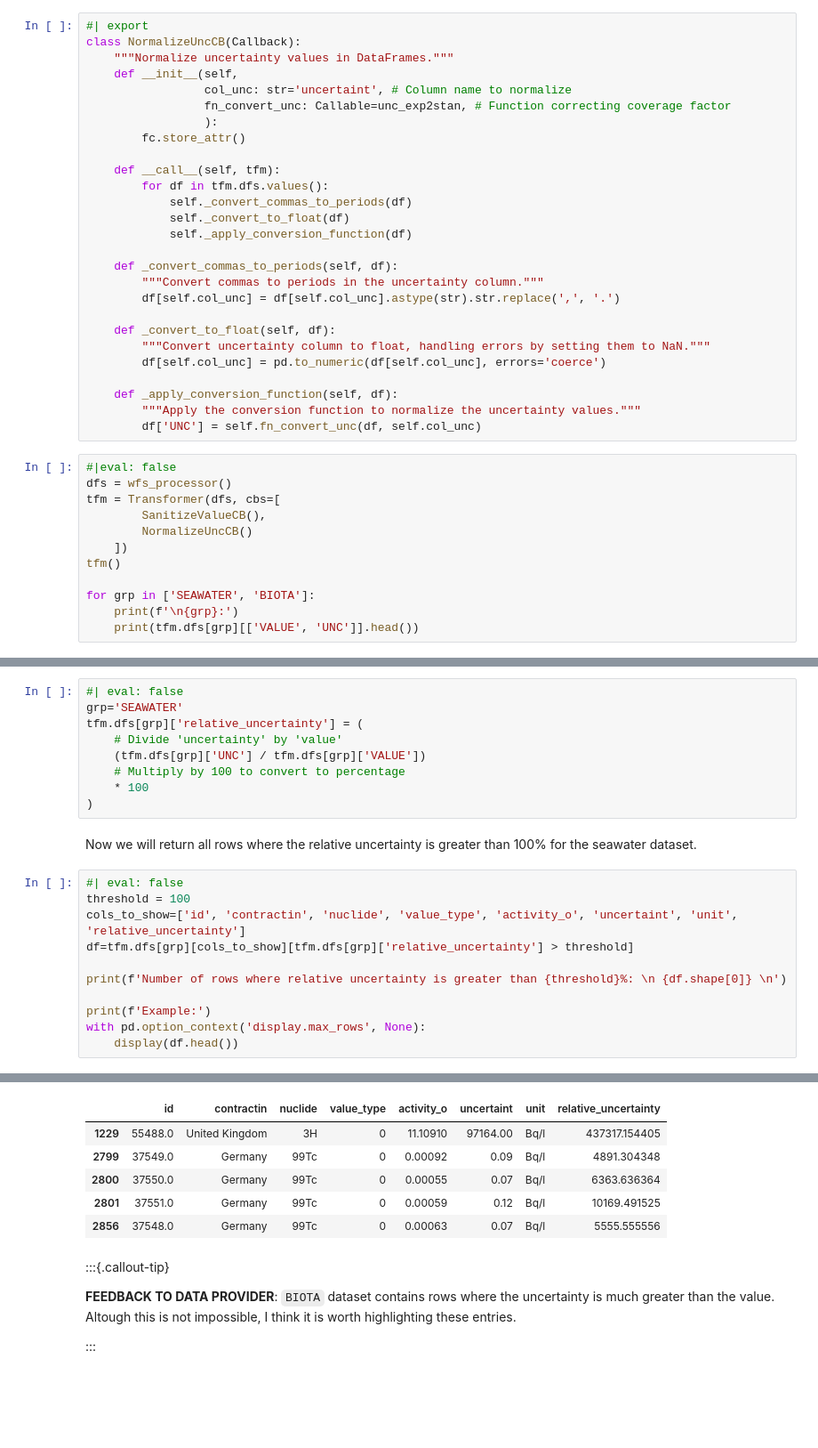
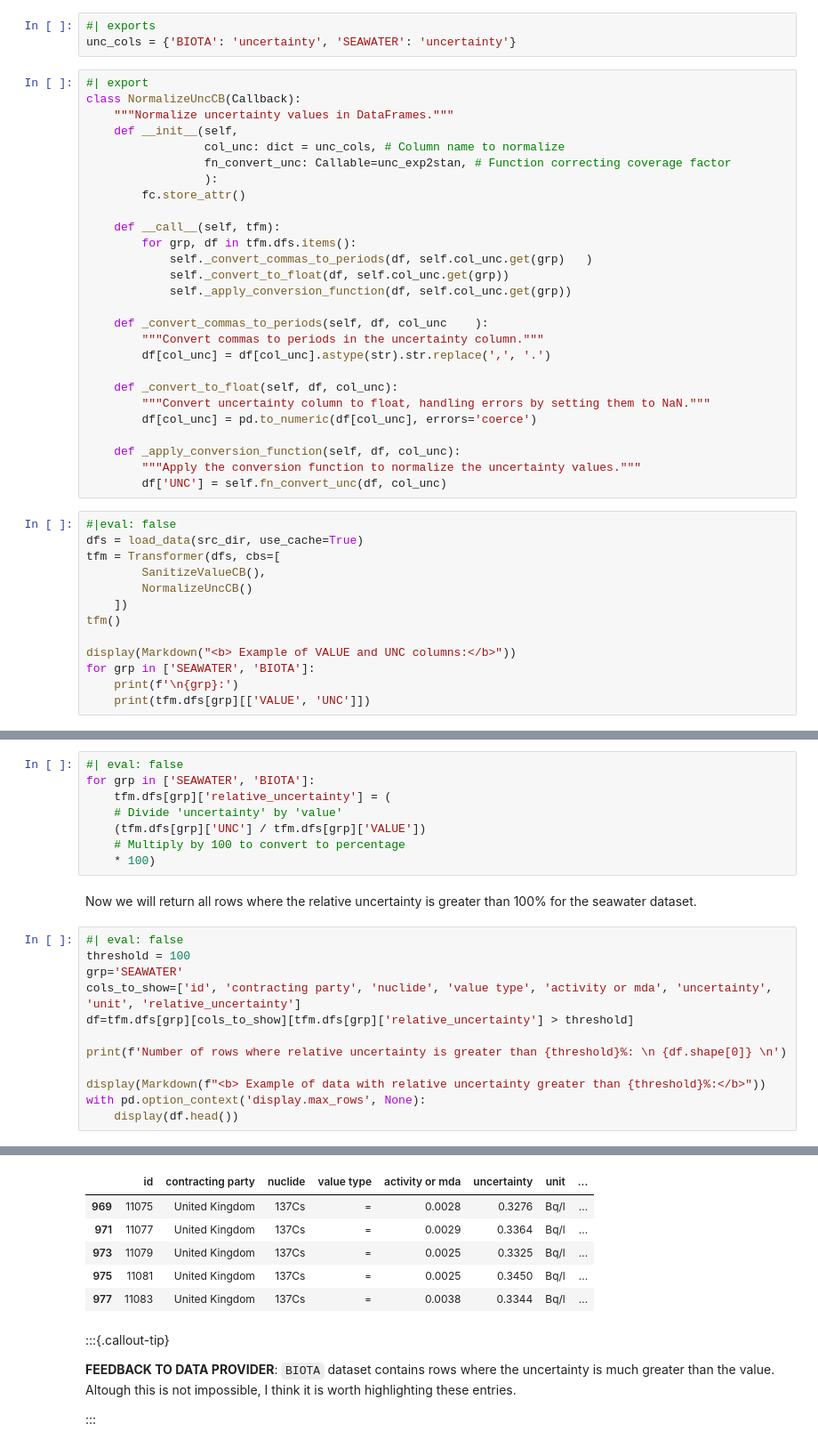
Before and after one commit to franckalbinet/marisco, a Jupyter notebook: nbs/handlers/ospar.ipynb, the cells around one changed output, grey strips where cells are left out. Shown: that part at 89% size. Saved outputs shown, nothing was run; the diff lists cells and outputs as text; blank space fills up the shorter version.

```diff
--- a/nbs/handlers/ospar.ipynb
+++ b/nbs/handlers/ospar.ipynb
@@ -800,43 +621,47 @@ For each sample type in the OSPAR dataset, the reported uncertainty is given as
 # %%
 #| export
 unc_exp2stan = lambda df, unc_col: df[unc_col] / 2
+# %%
+#| exports
+unc_cols = {'BIOTA': 'uncertainty', 'SEAWATER': 'uncertainty'}
 # %%
 #| export
 class NormalizeUncCB(Callback):
     """Normalize uncertainty values in DataFrames."""
     def __init__(self,
-                 col_unc: str='uncertaint', # Column name to normalize
+                 col_unc: dict = unc_cols, # Column name to normalize
                  fn_convert_unc: Callable=unc_exp2stan, # Function correcting coverage factor
                  ):
         fc.store_attr()
 
     def __call__(self, tfm):
-        for df in tfm.dfs.values():
-            self._convert_commas_to_periods(df)
-            self._convert_to_float(df)
-            self._apply_conversion_function(df)
+        for grp, df in tfm.dfs.items():
+            self._convert_commas_to_periods(df, self.col_unc.get(grp)   )
+            self._convert_to_float(df, self.col_unc.get(grp))
+            self._apply_conversion_function(df, self.col_unc.get(grp))
 
-    def _convert_commas_to_periods(self, df):
+    def _convert_commas_to_periods(self, df, col_unc    ):
         """Convert commas to periods in the uncertainty column."""
-        df[self.col_unc] = df[self.col_unc].astype(str).str.replace(',', '.')
+        df[col_unc] = df[col_unc].astype(str).str.replace(',', '.')
 
-    def _convert_to_float(self, df):
+    def _convert_to_float(self, df, col_unc):
         """Convert uncertainty column to float, handling errors by setting them to NaN."""
-        df[self.col_unc] = pd.to_numeric(df[self.col_unc], errors='coerce')
+        df[col_unc] = pd.to_numeric(df[col_unc], errors='coerce')
 
-    def _apply_conversion_function(self, df):
+    def _apply_conversion_function(self, df, col_unc):
         """Apply the conversion function to normalize the uncertainty values."""
-        df['UNC'] = self.fn_convert_unc(df, self.col_unc)
+        df['UNC'] = self.fn_convert_unc(df, col_unc)
 # %%
 #|eval: false
-dfs = wfs_processor()
+dfs = load_data(src_dir, use_cache=True)
 tfm = Transformer(dfs, cbs=[
         SanitizeValueCB(),
         NormalizeUncCB()
     ])
 tfm()
 
+display(Markdown("<b> Example of VALUE and UNC columns:</b>"))
 for grp in ['SEAWATER', 'BIOTA']:
     print(f'\n{grp}:')
-    print(tfm.dfs[grp][['VALUE', 'UNC']].head())
+    print(tfm.dfs[grp][['VALUE', 'UNC']])
 # %% [output]
@@ -865,24 +694,24 @@ BIOTA:
 To show situations where the uncertainty is much greater than the value we will calculate the 'relative uncertainty' for the seawater dataset.
 # %%
 #| eval: false
-grp='SEAWATER'
-tfm.dfs[grp]['relative_uncertainty'] = (
+for grp in ['SEAWATER', 'BIOTA']:
+    tfm.dfs[grp]['relative_uncertainty'] = (
     # Divide 'uncertainty' by 'value'
     (tfm.dfs[grp]['UNC'] / tfm.dfs[grp]['VALUE'])
     # Multiply by 100 to convert to percentage
-    * 100
-)
+    * 100)
 # %% [markdown]
 Now we will return all rows where the relative uncertainty is greater than 100% for the seawater dataset.
 # %%
 #| eval: false
 threshold = 100
-cols_to_show=['id', 'contractin', 'nuclide', 'value_type', 'activity_o', 'uncertaint', 'unit', 'relative_uncertainty']
+grp='SEAWATER'
+cols_to_show=['id', 'contracting party', 'nuclide', 'value type', 'activity or mda', 'uncertainty', 'unit', 'relative_uncertainty']
 df=tfm.dfs[grp][cols_to_show][tfm.dfs[grp]['relative_uncertainty'] > threshold]
 
 print(f'Number of rows where relative uncertainty is greater than {threshold}%: \n {df.shape[0]} \n')
 
-print(f'Example:')
+display(Markdown(f"<b> Example of data with relative uncertainty greater than {threshold}%:</b>"))
 with pd.option_context('display.max_rows', None):
     display(df.head())
 # %% [output]
@@ -893,9 +721,9 @@ Example:
-|  | id | contractin | nuclide | value_type | activity_o | uncertaint | unit | relative_uncertainty |
-| 1229 | 55488.0 | United Kingdom | 3H | 0 | 11.10910 | 97164.00 | Bq/l | 437317.154405 |
-| 2799 | 37549.0 | Germany | 99Tc | 0 | 0.00092 | 0.09 | Bq/l | 4891.304348 |
-| 2800 | 37550.0 | Germany | 99Tc | 0 | 0.00055 | 0.07 | Bq/l | 6363.636364 |
-| 2801 | 37551.0 | Germany | 99Tc | 0 | 0.00059 | 0.12 | Bq/l | 10169.491525 |
-| 2856 | 37548.0 | Germany | 99Tc | 0 | 0.00063 | 0.07 | Bq/l | 5555.555556 |
+|  | id | contracting party | nuclide | value type | activity or mda | uncertainty | unit | ... |
+| 969 | 11075 | United Kingdom | 137Cs | = | 0.0028 | 0.3276 | Bq/l | ... |
+| 971 | 11077 | United Kingdom | 137Cs | = | 0.0029 | 0.3364 | Bq/l | ... |
+| 973 | 11079 | United Kingdom | 137Cs | = | 0.0025 | 0.3325 | Bq/l | ... |
+| 975 | 11081 | United Kingdom | 137Cs | = | 0.0025 | 0.3450 | Bq/l | ... |
+| 977 | 11083 | United Kingdom | 137Cs | = | 0.0038 | 0.3344 | Bq/l | ... |
 # %% [markdown]
 :::{.callout-tip}
 
```
Also changed, not shown: parts of 106 cells of this notebook, 8 other files.
